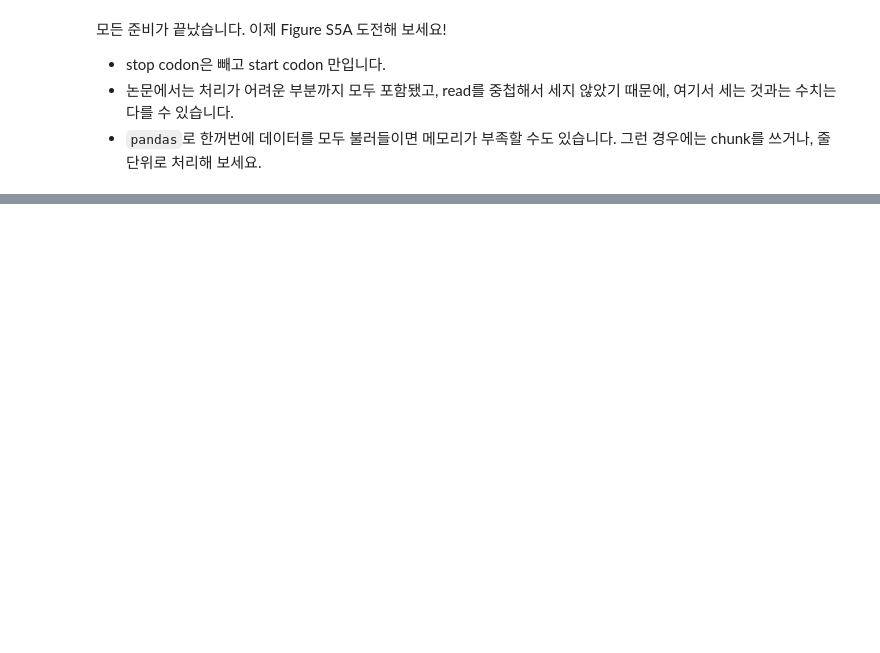
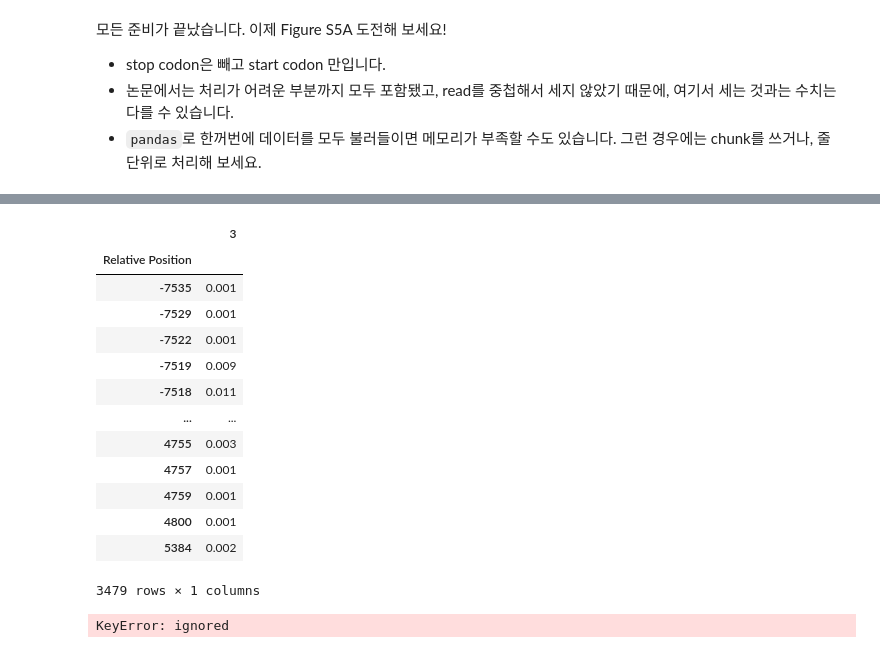
Before and after one commit to soominsong/Term_project_mission, a Jupyter notebook: CoLab_TermProj_M2.ipynb, the cells around one changed output, grey strips where cells are left out. Drawn from its saved outputs; the diff is of its cells as text; code cells hidden in the pictures; blank space fills up the shorter version.

```diff
--- a/CoLab_TermProj_M2.ipynb
+++ b/CoLab_TermProj_M2.ipynb
@@ -199,0 +301,22 @@ start codon가 들어가 있는 exon들을 고르기 위해서 미리 + strand
+# %%
+df2 = df1/1000
+df2
+# %% [output]
+|  | 3 |
+| Relative Position |  |
+| -7535 | 0.001 |
+| -7529 | 0.001 |
+| -7522 | 0.001 |
+| -7519 | 0.009 |
+| -7518 | 0.011 |
+| ... | ... |
+| 4755 | 0.003 |
+| 4757 | 0.001 |
+| 4759 | 0.001 |
+| 4800 | 0.001 |
+| 5384 | 0.002 |
+3479 rows × 1 columns
+# %%
+df1['Relative Position']
+# %% [output]
+KeyError: ignored
```
Also changed, not shown: parts of 15 cells of this notebook.
